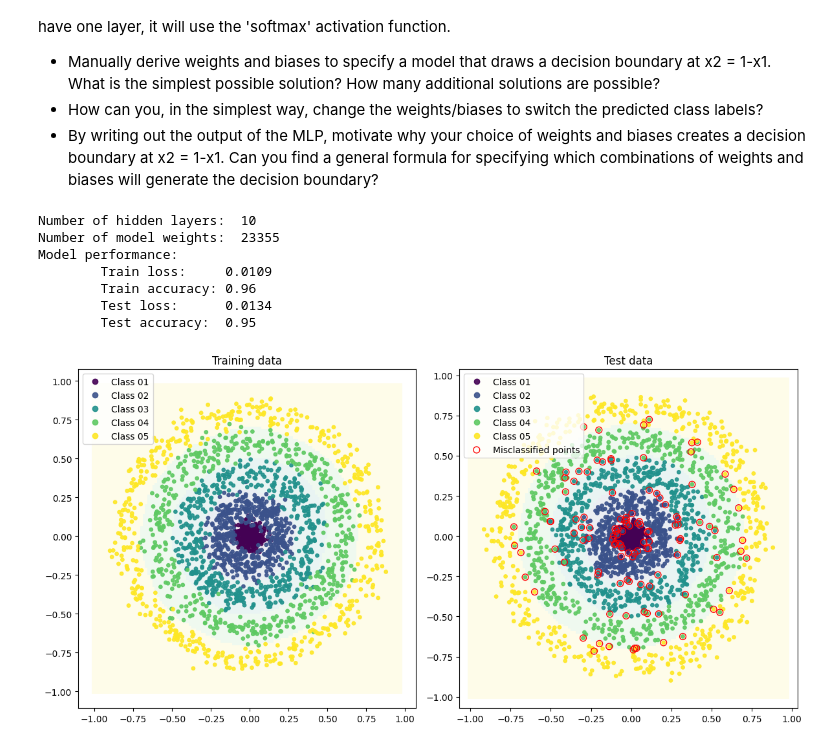
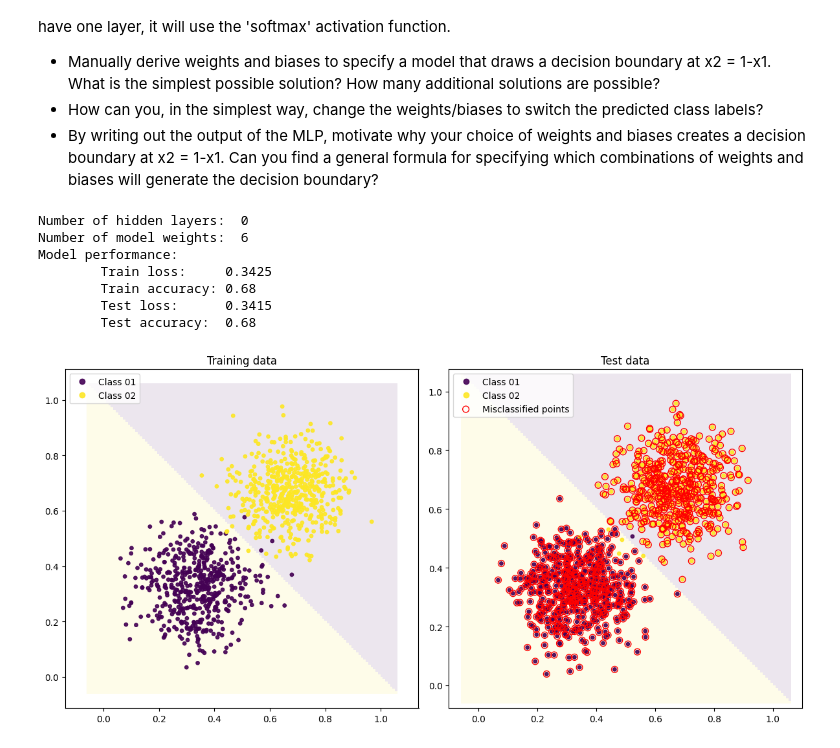
Before and after one commit to RainbowSapling/TNM112-Labs, a Jupyter notebook: Lab 1/lab01.ipynb, the cells around one changed output. Drawn from its saved outputs; the diff is of its cells as text; code cells hidden in the pictures.

```diff
--- a/Lab 1/lab01.ipynb
+++ b/Lab 1/lab01.ipynb
@@ -181,32 +182,32 @@ Use the linear dataset with 2 classes (K=2). Change the specification of the mod
 # %%
 import numpy as np
 import mlp
 importlib.reload(mlp)
 
 # Get the weight matrices and biases of the trained Keras model
-W, b = model_k.get_weights()
+#W, b = model_k.get_weights()
 
 # Task 3: specify a weight matrix and a bias vector
-#W = TODO
-#b = TODO
+W = [np.array([[0,1],[-1,0]])]
+b = [np.array([[0],[1]])]
 
 # This is our implementation of an MLP, which we set to use the dataset we generated
 model = mlp.MLP(data)
 
 # Assign the weights and biases to the MLP and specify the activation function
 model.setup_model(W, b, activation=activation)
 
 # Evaluate the model (accuracy on the training and test data)
 model.evaluate()
 
 # Plot the dataset with decision boundaries generated by our MLP
 data.plot_classifier(model)
 # %% [output]
-Number of hidden layers:  10
-Number of model weights:  23355
+Number of hidden layers:  0
+Number of model weights:  6
 Model performance:
-        Train loss:     0.0109
-        Train accuracy: 0.96
-        Test loss:      0.0134
-        Test accuracy:  0.95
+        Train loss:     0.3425
+        Train accuracy: 0.68
+        Test loss:      0.3415
+        Test accuracy:  0.68
-[figure, old version]
+[figure, new version]
```
Also changed, not shown: parts of 2 cells of this notebook, 1 other file.
